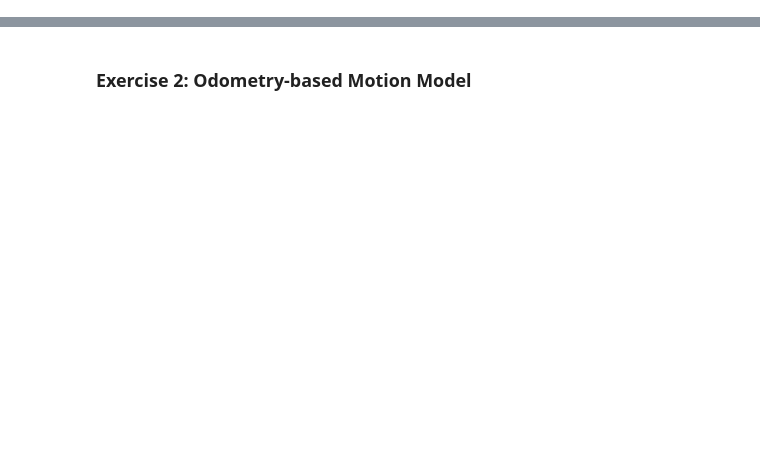
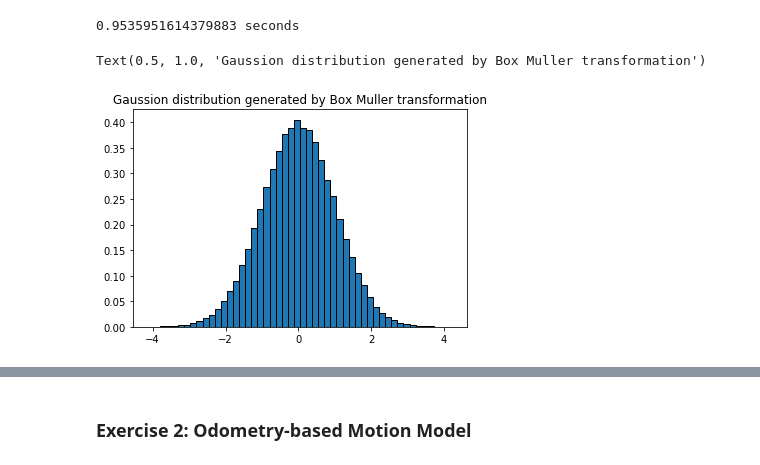
Before and after one commit to Jingogo/Solutions_Introdcution_to_Mobile_Robotics, a Jupyter notebook: solution_sheet5/solution5.ipynb, the cells around one changed output, grey strips where cells are left out. Cells and saved outputs as stored; diff of their text form; code cells hidden in the pictures; blank space fills up the shorter version.

```diff
--- a/solution_sheet5/solution5.ipynb
+++ b/solution_sheet5/solution5.ipynb
@@ -51,12 +60,16 @@ plt.title("Gaussion distribution generated by rejection sampling")
 # %%
 # Box-Mullerstart_time = time.time()
 start_time = time.time()
-samples = [sample_gaussian_muller(mean, std_dev) for i in range(num_samples+1)]
+samples = [sample_gaussian_muller(mean, std_dev) for i in range(num_samples)]
 print(time.time() - start_time, "seconds")
 
 plt.figure()
 n, bins, patchs = plt.hist(samples,bins = 50, density = True, edgecolor = 'black')
 plt.title("Gaussion distribution generated by Box Muller transformation")
+# %% [output]
+0.9535951614379883 seconds
+Text(0.5, 1.0, 'Gaussion distribution generated by Box Muller transformation')
+[figure, added]
 # %%
 x = np.linspace(-5*std_dev,5*std_dev,100)
 y = [gaussian(i, mean, std_dev) for i in x]
```
Also changed, not shown: parts of 7 cells of this notebook.
